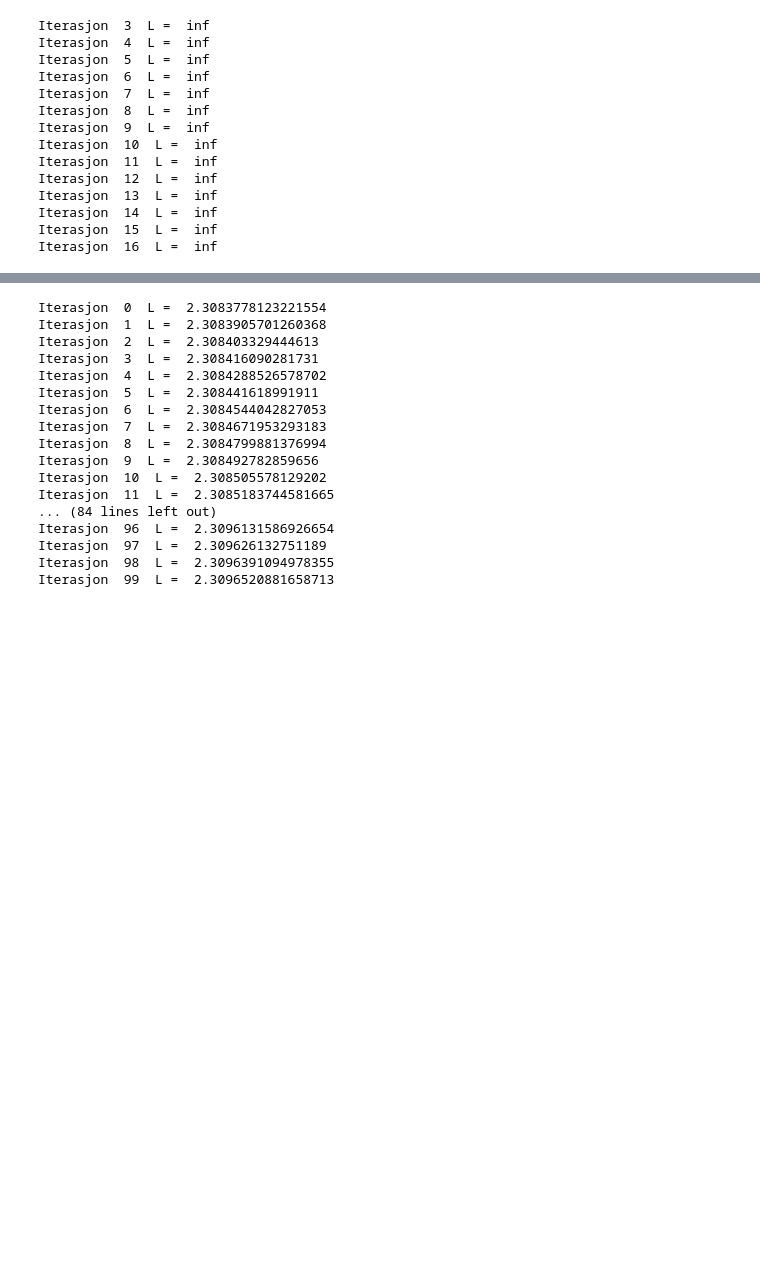
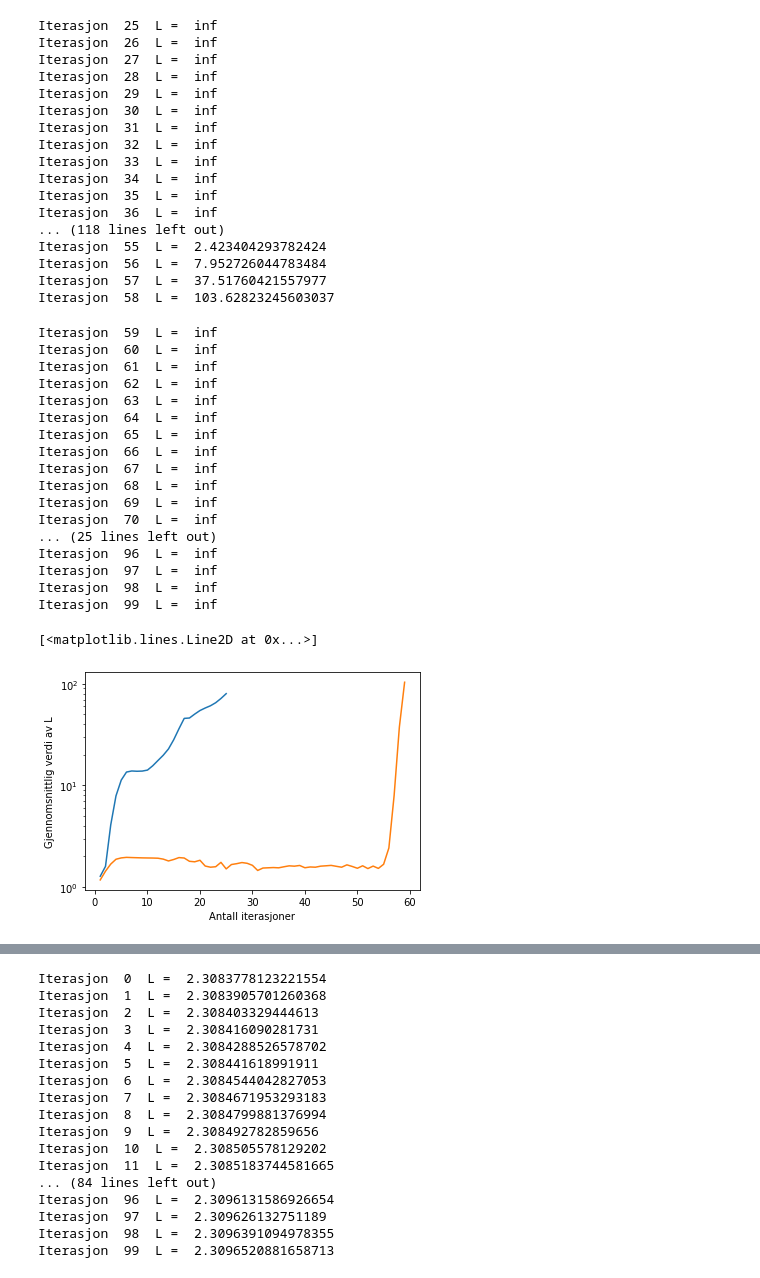
Before and after one commit to CeciliaEide/VitBer_indMat, a Jupyter notebook: prosjekt_2_utlevert_kode/debug_inf.ipynb, the cells around one changed output, grey strips where cells are left out. Saved outputs shown, nothing was run; the diff lists cells and outputs as text; code cells hidden in the pictures; blank space fills up the shorter version.

```diff
--- a/prosjekt_2_utlevert_kode/debug_inf.ipynb
+++ b/prosjekt_2_utlevert_kode/debug_inf.ipynb
@@ -12,4 +12,13 @@ plt.xlabel('Antall iterasjoner')
 plt.ylabel('Gjennomsnittlig verdi av L')
 plt.yscale("log")
 plt.plot(n, mean_losses_adding)
+
+nn_adding, mean_losses_adding = TrainingAlgorithm(0)
+
+n = np.arange(1, len(mean_losses_adding)+1)
+
+plt.xlabel('Antall iterasjoner')
+plt.ylabel('Gjennomsnittlig verdi av L')
+plt.yscale("log")
+plt.plot(n, mean_losses_adding)
 # %% [output]
@@ -19,15 +42,37 @@ Iterasjon  2  L =  32.09293392067157
-Iterasjon  3  L =  inf
-Iterasjon  4  L =  inf
-Iterasjon  5  L =  inf
-Iterasjon  6  L =  inf
-Iterasjon  7  L =  inf
-Iterasjon  8  L =  inf
-Iterasjon  9  L =  inf
-Iterasjon  10  L =  inf
-Iterasjon  11  L =  inf
-Iterasjon  12  L =  inf
-Iterasjon  13  L =  inf
-Iterasjon  14  L =  inf
-Iterasjon  15  L =  inf
-Iterasjon  16  L =  inf
+Iterasjon  25  L =  inf
+Iterasjon  26  L =  inf
+Iterasjon  27  L =  inf
+Iterasjon  28  L =  inf
+Iterasjon  29  L =  inf
+Iterasjon  30  L =  inf
+Iterasjon  31  L =  inf
+Iterasjon  32  L =  inf
+Iterasjon  33  L =  inf
+Iterasjon  34  L =  inf
+Iterasjon  35  L =  inf
+Iterasjon  36  L =  inf
+... (118 lines left out)
+Iterasjon  55  L =  2.423404293782424
+Iterasjon  56  L =  7.952726044783484
+Iterasjon  57  L =  37.51760421557977
+Iterasjon  58  L =  103.62823245603037
+Iterasjon  59  L =  inf
+Iterasjon  60  L =  inf
+Iterasjon  61  L =  inf
+Iterasjon  62  L =  inf
+Iterasjon  63  L =  inf
+Iterasjon  64  L =  inf
+Iterasjon  65  L =  inf
+Iterasjon  66  L =  inf
+Iterasjon  67  L =  inf
+Iterasjon  68  L =  inf
+Iterasjon  69  L =  inf
+Iterasjon  70  L =  inf
+... (25 lines left out)
+Iterasjon  96  L =  inf
+Iterasjon  97  L =  inf
+Iterasjon  98  L =  inf
+Iterasjon  99  L =  inf
+[<matplotlib.lines.Line2D at 0x...>]
+[figure, added]
 # %% [markdown]
```
Also changed, not shown: parts of 3 cells of this notebook.
